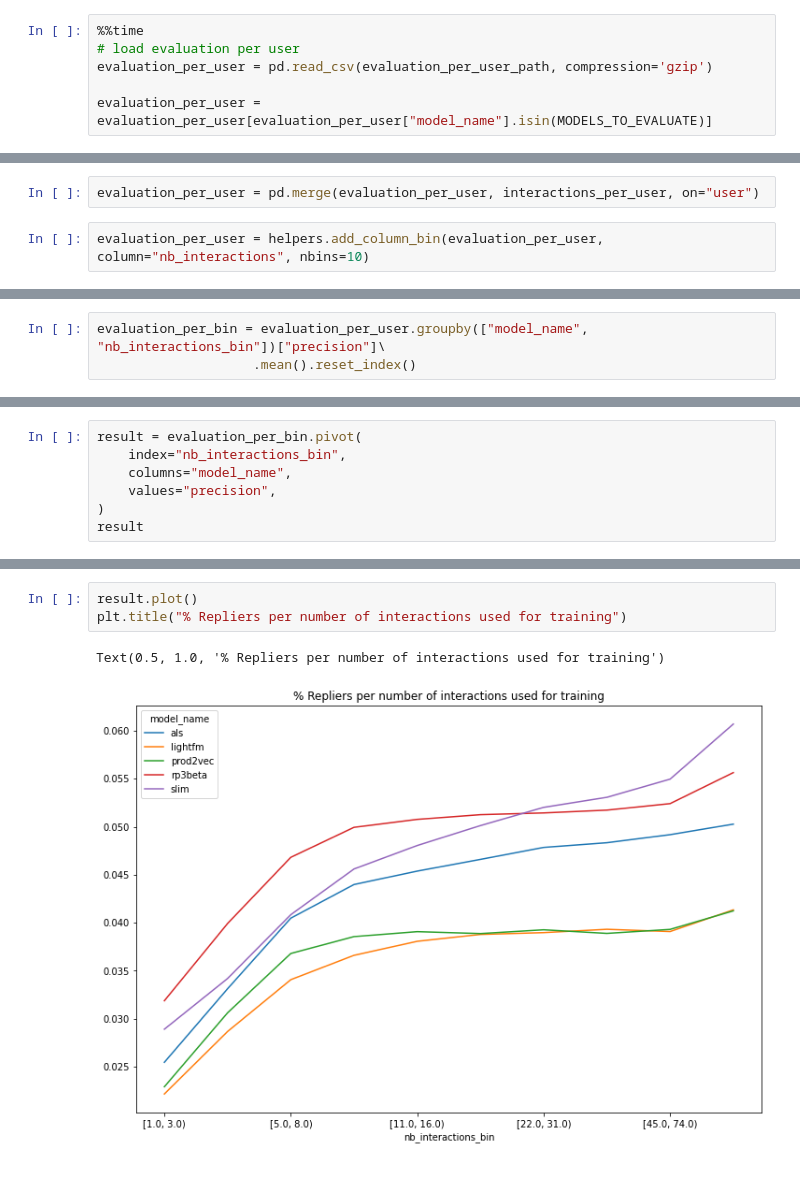
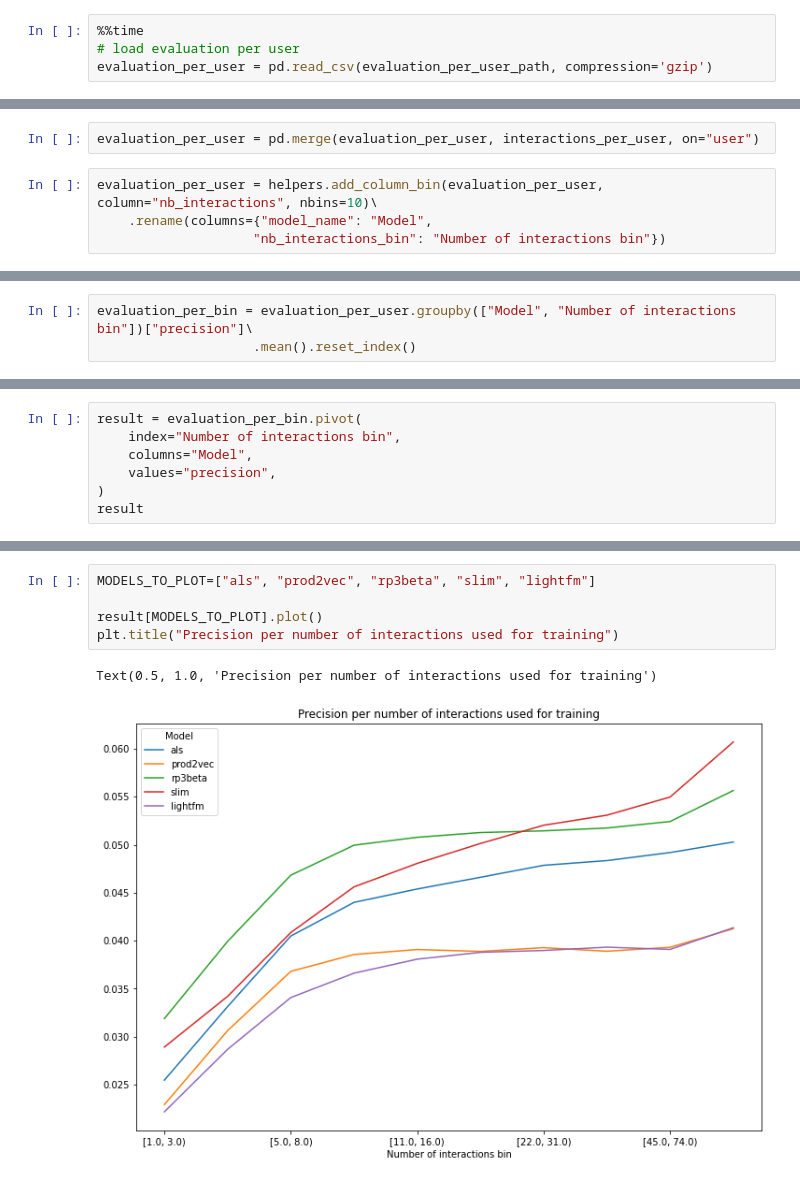
Before and after one commit to rob-kwiec/olx-jobs-recommendations, a Jupyter notebook: notebooks/evaluation/metrics_per_user/evaluation-per-number-of-interactions.ipynb, the cells around one changed output, grey strips where cells are left out. Cells and saved outputs as stored; diff of their text form.

```diff
--- a/notebooks/evaluation/metrics_per_user/evaluation-per-number-of-interactions.ipynb
+++ b/notebooks/evaluation/metrics_per_user/evaluation-per-number-of-interactions.ipynb
@@ -30,6 +28,4 @@ evaluation_per_user_path = paths.results_evaluation_dir.parent / "evaluation_per
 %%time
 # load evaluation per user
 evaluation_per_user = pd.read_csv(evaluation_per_user_path, compression='gzip')
-
-evaluation_per_user = evaluation_per_user[evaluation_per_user["model_name"].isin(MODELS_TO_EVALUATE)]
 # %% [output]
@@ -54,4 +50,6 @@ interactions_per_user.columns=["user", "nb_interactions"]
 # %%
 evaluation_per_user = pd.merge(evaluation_per_user, interactions_per_user, on="user")
 # %%
-evaluation_per_user = helpers.add_column_bin(evaluation_per_user, column="nb_interactions", nbins=10)
+evaluation_per_user = helpers.add_column_bin(evaluation_per_user, column="nb_interactions", nbins=10)\
+    .rename(columns={"model_name": "Model",
+                    "nb_interactions_bin": "Number of interactions bin"})
@@ -58,3 +62,3 @@ evaluation_per_user = helpers.add_column_bin(evaluation_per_user, column="nb_int
 # %%
-evaluation_per_bin = evaluation_per_user.groupby(["model_name", "nb_interactions_bin"])["precision"]\
+evaluation_per_bin = evaluation_per_user.groupby(["Model", "Number of interactions bin"])["precision"]\
                     .mean().reset_index()
@@ -61,7 +82,7 @@ evaluation_per_bin = evaluation_per_user.groupby(["model_name", "nb_interactions
 # %%
 result = evaluation_per_bin.pivot(
-    index="nb_interactions_bin",
-    columns="model_name",
+    index="Number of interactions bin",
+    columns="Model",
     values="precision",
 )
 result
@@ -81,6 +102,8 @@ result
 # %%
-result.plot()
-plt.title("% Repliers per number of interactions used for training")
+MODELS_TO_PLOT=["als", "prod2vec", "rp3beta", "slim", "lightfm"]
+
+result[MODELS_TO_PLOT].plot()
+plt.title("Precision per number of interactions used for training")
 # %% [output]
-Text(0.5, 1.0, '% Repliers per number of interactions used for training')
+Text(0.5, 1.0, 'Precision per number of interactions used for training')
-[figure, old version]
+[figure, new version]
```
Also changed, not shown: parts of 8 cells of this notebook, 1 other file.
